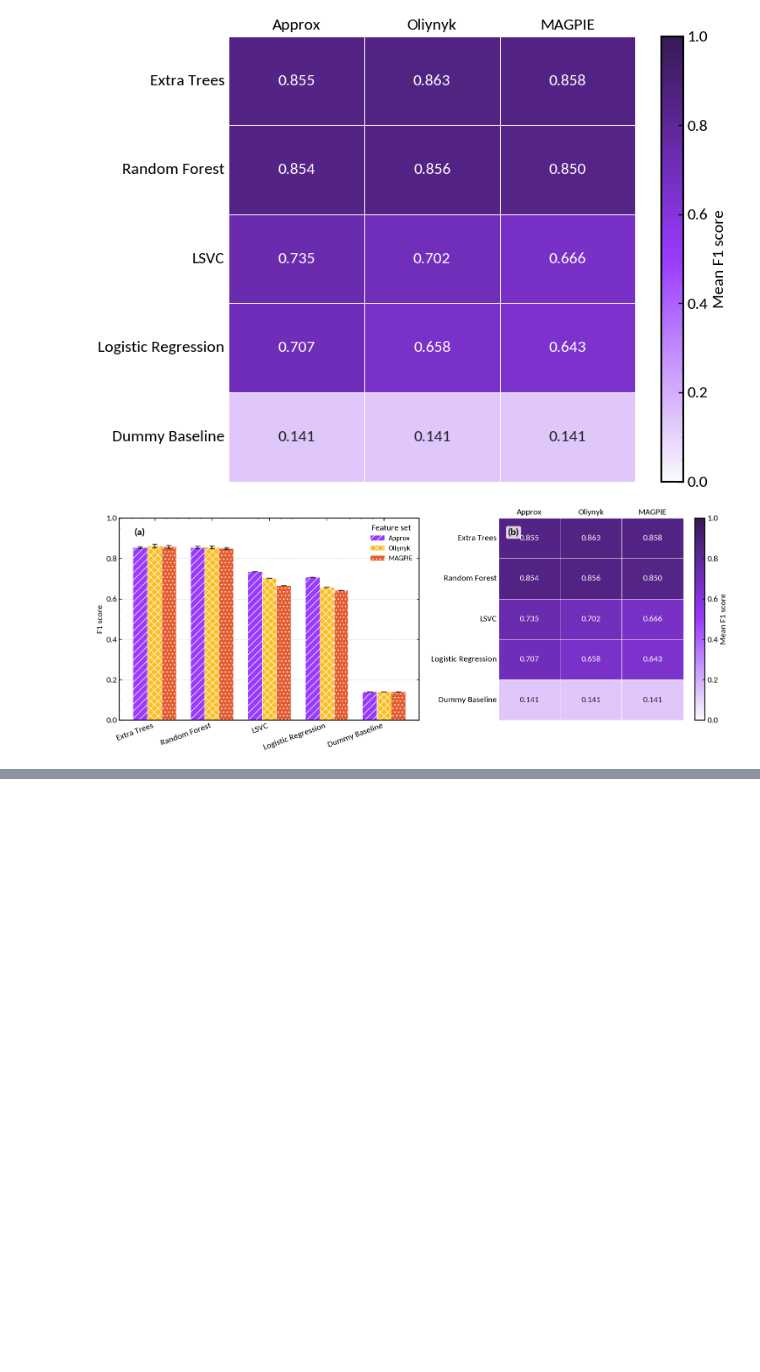
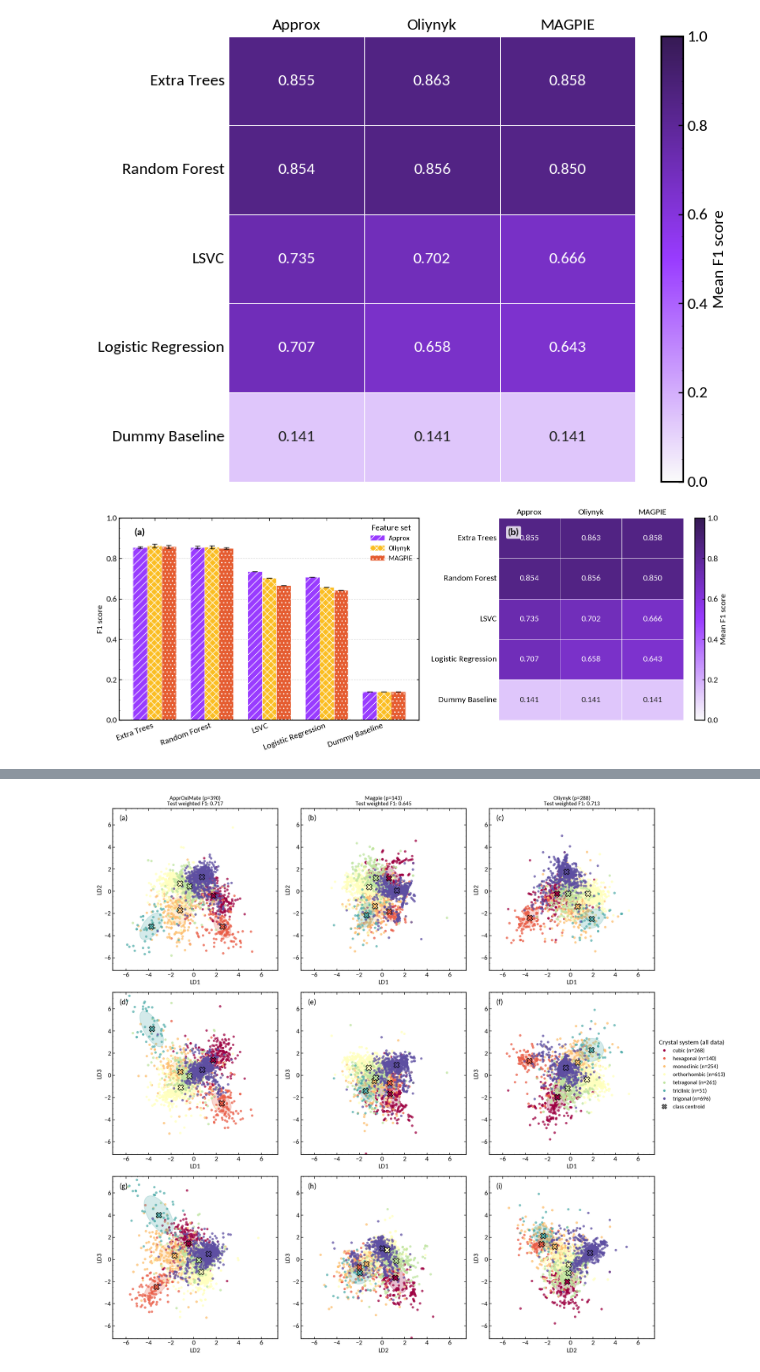
Before and after one commit to RAMP-Labs/ApprOxiMate, a Jupyter notebook: notebooks/exp4_assessing_models.ipynb, the cells around one changed output, grey strips where cells are left out. Cells and saved outputs as stored; diff of their text form; code cells hidden in the pictures; blank space fills up the shorter version.

```diff
--- a/notebooks/exp4_assessing_models.ipynb
+++ b/notebooks/exp4_assessing_models.ipynb
@@ -486,0 +448,4 @@ plot_lda_pairwise(
+# %%
+plot_lda_pairs(fits, data, label_mapping, subset='all', save_path='outputs/LDA_pairs_all.png')
+# %% [output]
+[figure, added]
```
Also changed, not shown: parts of 9 cells of this notebook, 6 other files.
